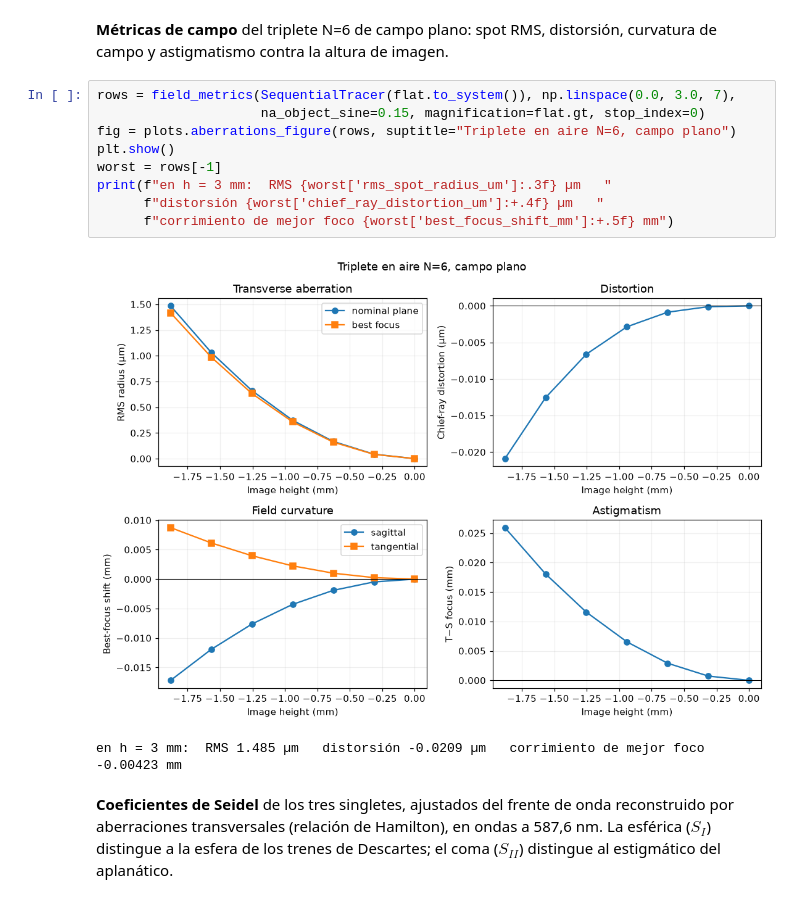
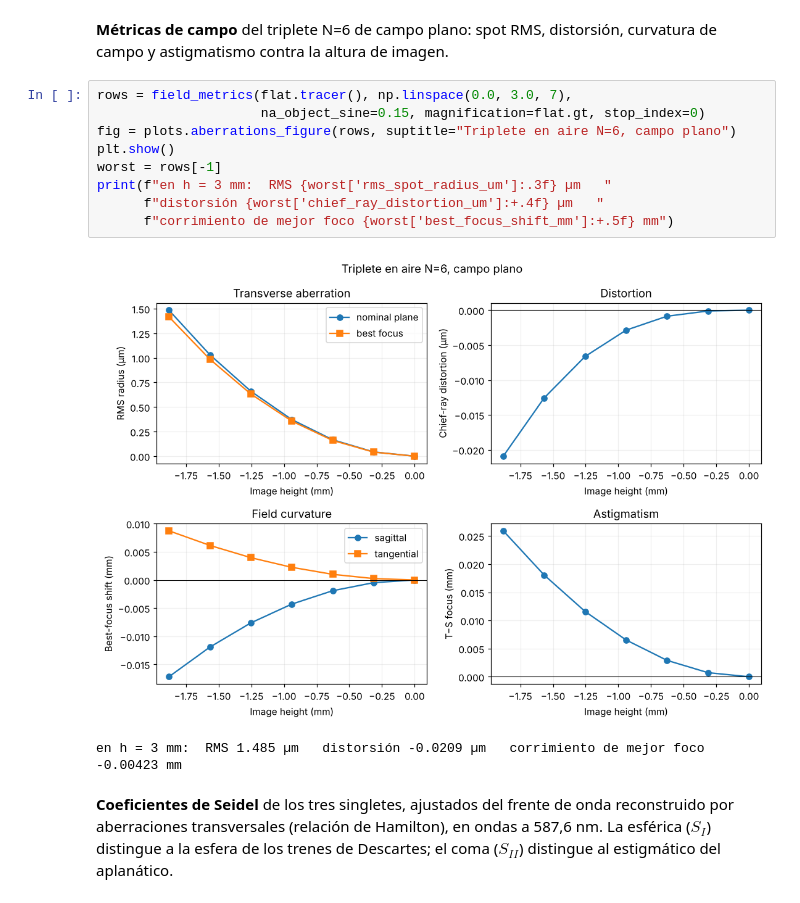
Before and after one commit to blancusjh/geometrical-raytracer, a Jupyter notebook: examples/notebooks/stigmatism_and_aplanatism.ipynb, the cells around one changed output. Cells and saved outputs as stored; diff of their text form.

```diff
--- a/examples/notebooks/stigmatism_and_aplanatism.ipynb
+++ b/examples/notebooks/stigmatism_and_aplanatism.ipynb
@@ -340,16 +342,16 @@ plt.show()
 **Métricas de campo** del triplete N=6 de campo plano: spot RMS, distorsión,
 curvatura de campo y astigmatismo contra la altura de imagen.
 # %%
-rows = field_metrics(SequentialTracer(flat.to_system()), np.linspace(0.0, 3.0, 7),
+rows = field_metrics(flat.tracer(), np.linspace(0.0, 3.0, 7),
                      na_object_sine=0.15, magnification=flat.gt, stop_index=0)
 fig = plots.aberrations_figure(rows, suptitle="Triplete en aire N=6, campo plano")
 plt.show()
 worst = rows[-1]
 print(f"en h = 3 mm:  RMS {worst['rms_spot_radius_um']:.3f} µm   "
       f"distorsión {worst['chief_ray_distortion_um']:+.4f} µm   "
       f"corrimiento de mejor foco {worst['best_focus_shift_mm']:+.5f} mm")
 # %% [output]
-[figure, old version]
+[figure, new version]
 en h = 3 mm:  RMS 1.485 µm   distorsión -0.0209 µm   corrimiento de mejor foco -0.00423 mm
 # %% [markdown]
 **Coeficientes de Seidel** de los tres singletes, ajustados del frente de onda
```
Also changed, not shown: parts of 10 cells of this notebook, 6 other files.
